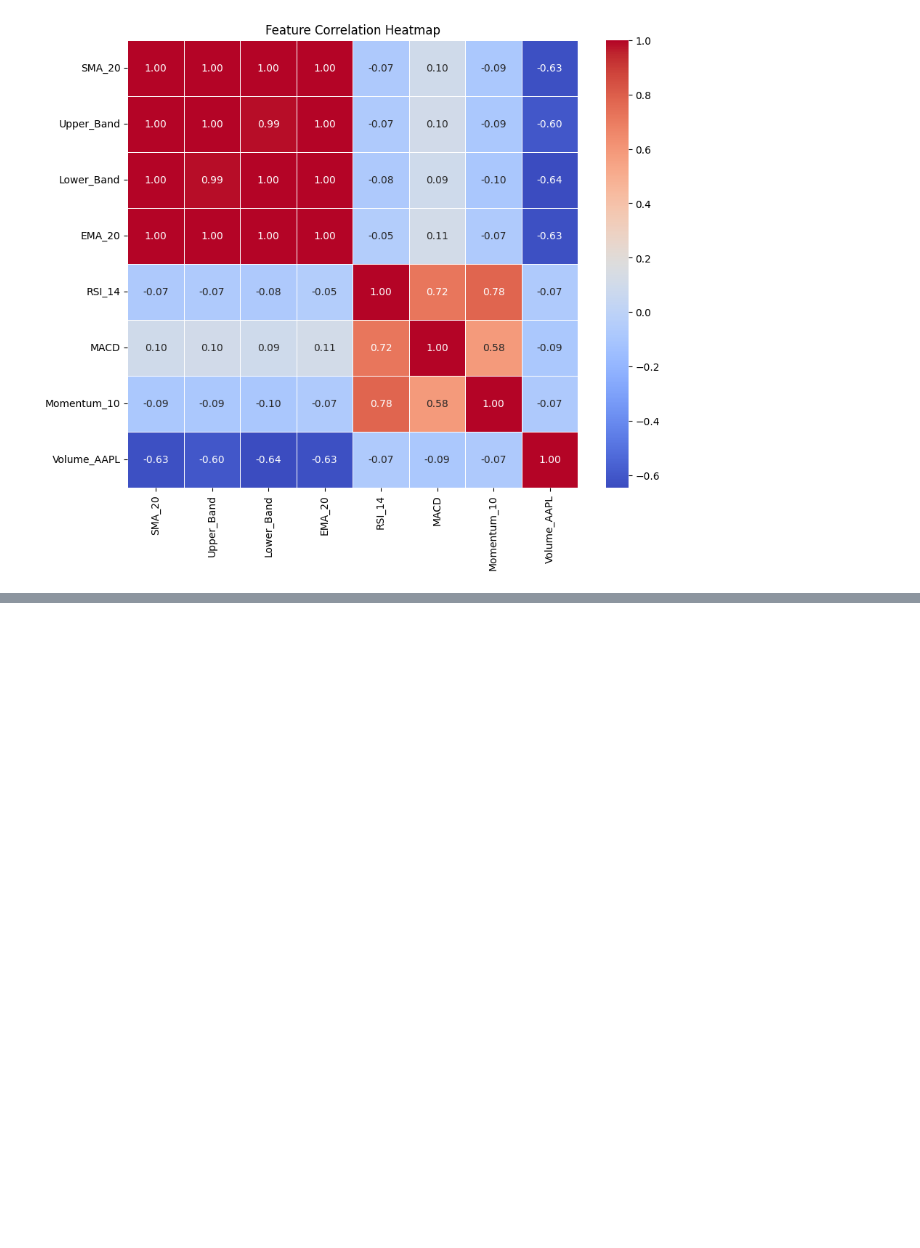
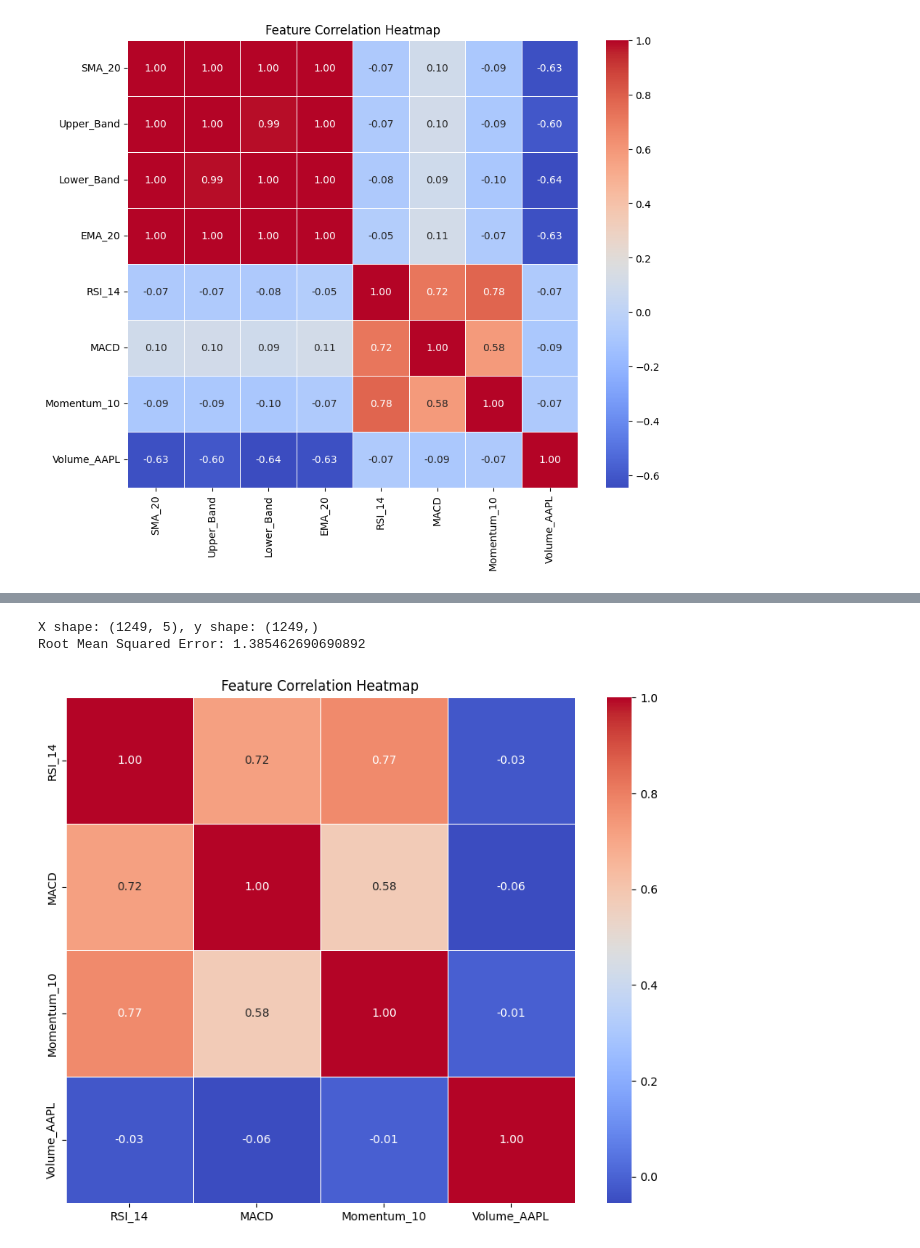
Before and after one commit to kankekarsaurabh/project, a Jupyter notebook: stock.ipynb, the cells around one changed output, grey strips where cells are left out. Drawn from its saved outputs; the diff is of its cells as text; code cells hidden in the pictures; blank space fills up the shorter version.

```diff
--- a/stock.ipynb
+++ b/stock.ipynb
@@ -377,0 +367,50 @@ Root Mean Squared Error: 1.407486021047506
+# %%
+#we are exploring new model now
+from sklearn.ensemble import RandomForestRegressor
+
+
+stock_data['Lag_1'] = stock_data['Close_AAPL'].shift(1)
+
+
+stock_data = stock_data.dropna(subset=features + [target])
+
+# Define features and target again after dropping NaNs
+X = stock_data[features]
+y = stock_data[target]
+# Check for consistent shapes
+print(f"X shape: {X.shape}, y shape: {y.shape}")
+
+stock_data = stock_data.dropna()
+features = [ "RSI_14", "MACD", "Momentum_10", "Volume_AAPL"]
+target = "Close_AAPL"
+X = X.dropna()
+
+X=stock_data[features]
+Y=stock_data[target]
+
+# Split into training and testing sets
+X_train, X_test, y_train, y_test = train_test_split(X, y, test_size=0.2, random_state=42)
+
+# Train a simple Linear Regression model
+model = RandomForestRegressor(n_estimators=100, random_state=42)
+model.fit(X_train, y_train)
+
+# Make predictions
+y_pred = model.predict(X_test)
+
+# Evaluate the model
+rmse = mean_squared_error(y_test, y_pred)**0.05
+print(f"Root Mean Squared Error: {rmse}")
+
+
+import seaborn as sns
+import matplotlib.pyplot as plt
+X.corr()
+plt.figure(figsize=(10, 8))
+sns.heatmap(X.corr(), annot=True, cmap="coolwarm", fmt=".2f", linewidths=0.5)
+plt.title("Feature Correlation Heatmap")
+plt.show()
+# %% [output]
+X shape: (1249, 5), y shape: (1249,)
+Root Mean Squared Error: 1.385462690690892
+[figure, added]
```
Also changed, not shown: parts of 6 cells of this notebook.
